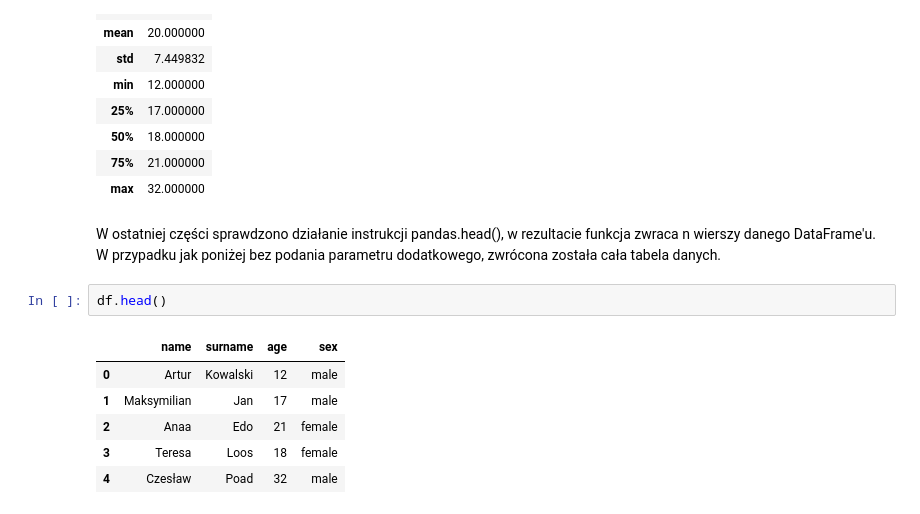
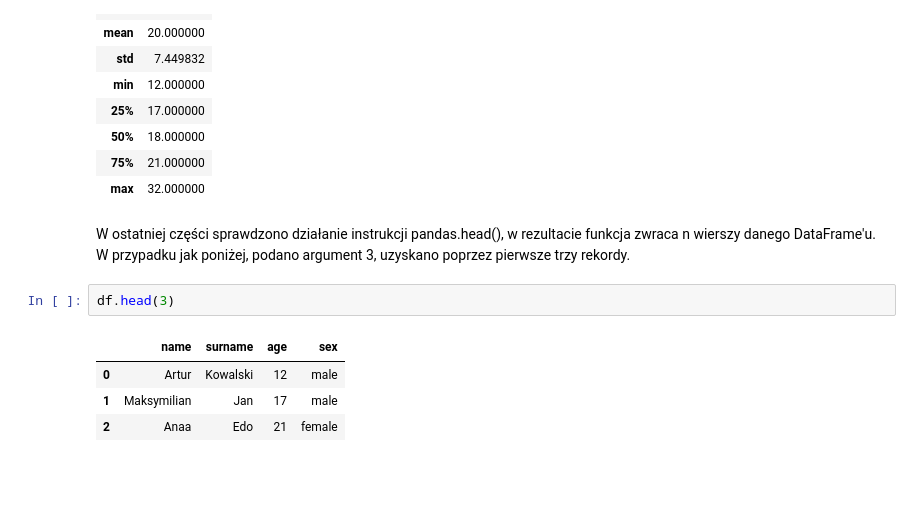
Before and after one commit to michalsciubisz/MichalSciubisz_AiBD, a Jupyter notebook: lab_1/lab_1.ipynb, the cells around one changed output. Cells and saved outputs as stored; diff of their text form; blank space fills up the shorter version.

```diff
--- a/lab_1/lab_1.ipynb
+++ b/lab_1/lab_1.ipynb
@@ -99,13 +99,11 @@ df.describe()
 | 75% | 21.000000 |
 | max | 32.000000 |
 # %% [markdown]
-W ostatniej części sprawdzono działanie instrukcji pandas.head(), w rezultacie funkcja zwraca n wierszy danego DataFrame'u. W przypadku jak poniżej bez podania parametru dodatkowego, zwrócona została cała tabela danych.
+W ostatniej części sprawdzono działanie instrukcji pandas.head(), w rezultacie funkcja zwraca n wierszy danego DataFrame'u. W przypadku jak poniżej, podano argument 3, uzyskano poprzez pierwsze trzy rekordy.
 # %%
-df.head()
+df.head(3)
 # %% [output]
 |  | name | surname | age | sex |
 | 0 | Artur | Kowalski | 12 | male |
 | 1 | Maksymilian | Jan | 17 | male |
 | 2 | Anaa | Edo | 21 | female |
-| 3 | Teresa | Loos | 18 | female |
-| 4 | Czesław | Poad | 32 | male |
```
Also changed, not shown: 1 other file.
